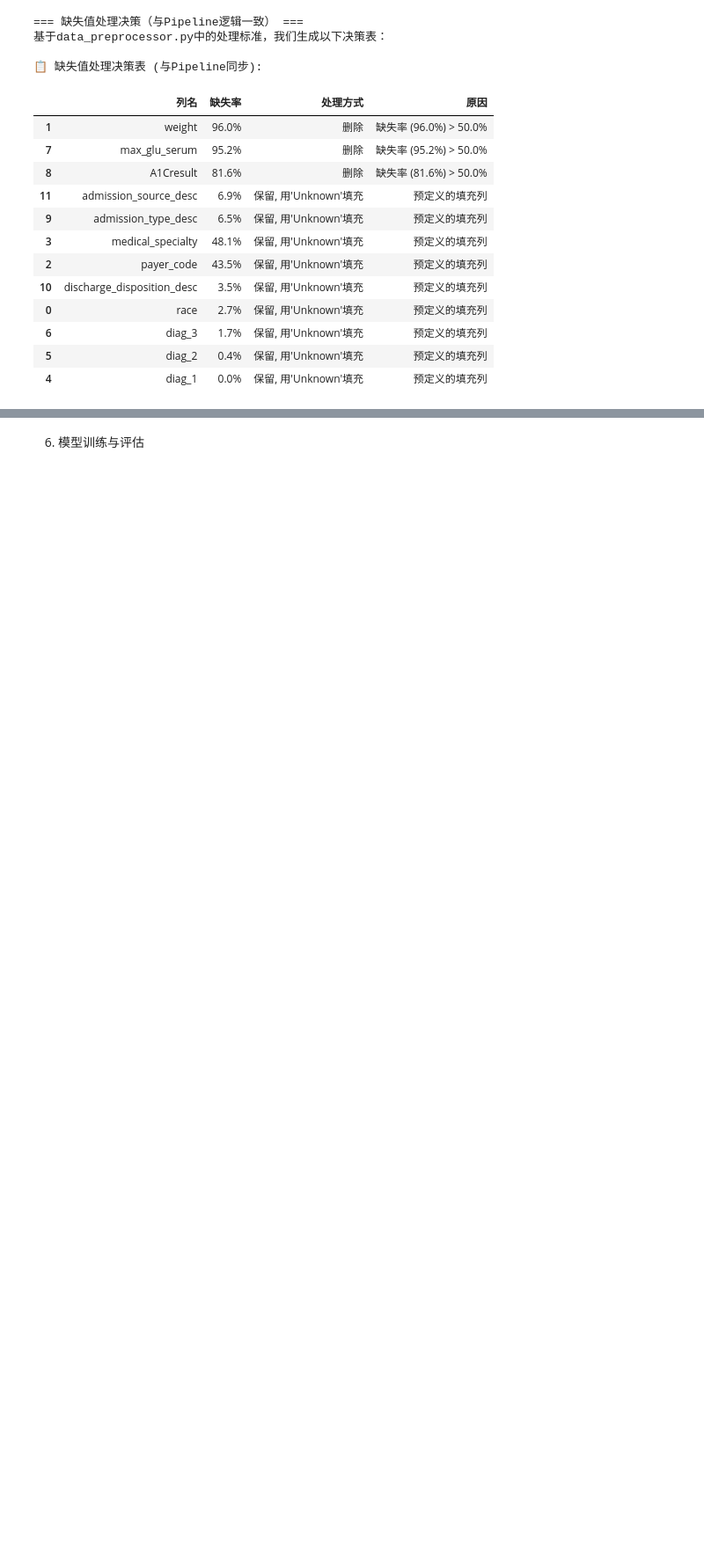
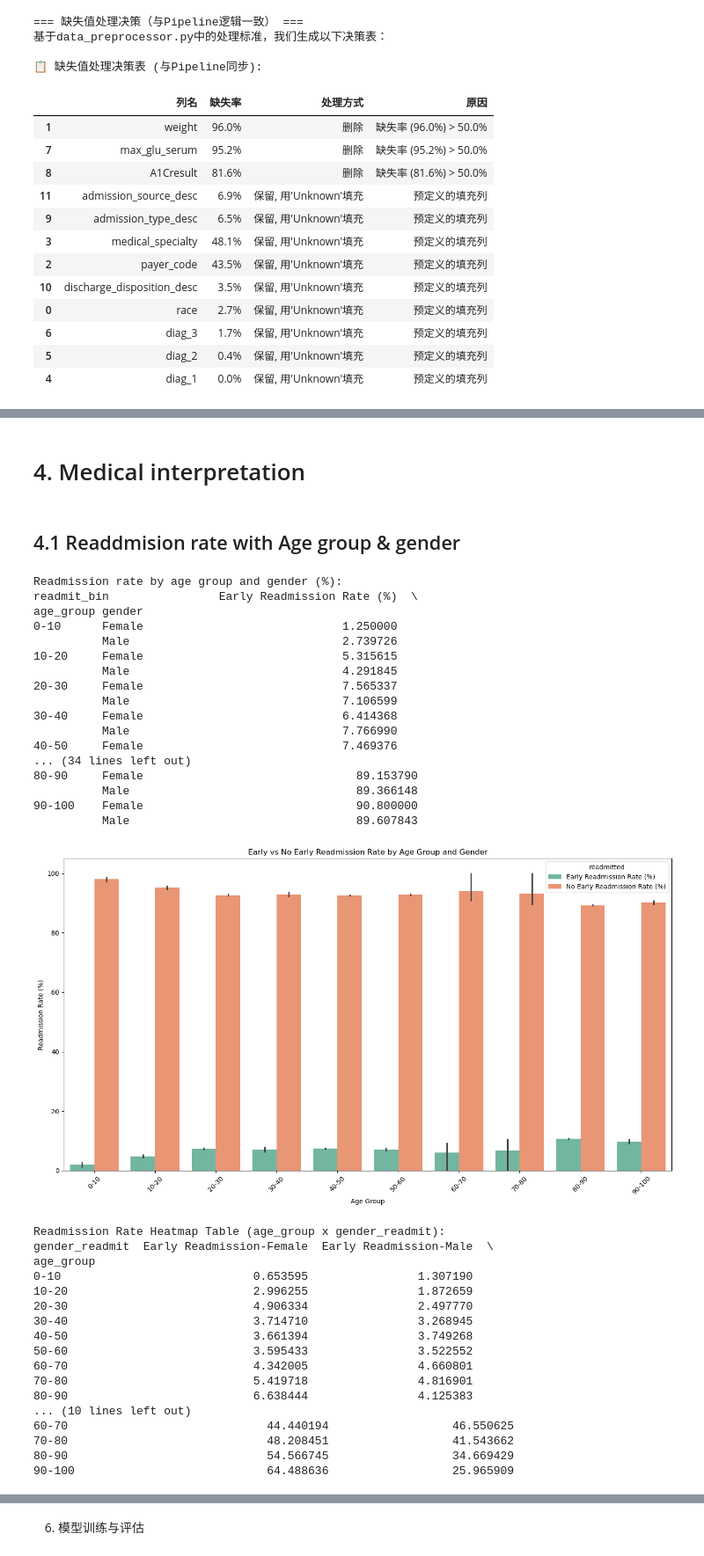
Before and after one commit to sarcorlisy/GHM_RESEARCH_PROJECT, a Jupyter notebook: Pipeline_Demo.ipynb, the cells around one changed output, grey strips where cells are left out. Shown at 88% size. Saved outputs shown, nothing was run; the diff lists cells and outputs as text; code cells hidden in the pictures; blank space fills up the shorter version.

```diff
--- a/Pipeline_Demo.ipynb
+++ b/Pipeline_Demo.ipynb
@@ -249,0 +420,46 @@ display(decision_df)
+# %% [markdown]
+# 4. Medical interpretation
+# %% [markdown]
+## 4.1 Readdmision rate with Age group & gender
+# %%
+# 统计并可视化不同年龄组和性别下的再入院率分布
+eda.plot_readmission_rate_by_age_gender()
+
+# 画age_group和gender下<30/>30 readmission rate的热力图
+eda.plot_readmission_rate_heatmap_by_age_gender()
+# %% [output]
+Readmission rate by age group and gender (%):
+readmit_bin                Early Readmission Rate (%)  \
+age_group gender
+0-10      Female                             1.250000
+          Male                               2.739726
+10-20     Female                             5.315615
+          Male                               4.291845
+20-30     Female                             7.565337
+          Male                               7.106599
+30-40     Female                             6.414368
+          Male                               7.766990
+40-50     Female                             7.469376
+... (34 lines left out)
+80-90     Female                               89.153790
+          Male                                 89.366148
+90-100    Female                               90.800000
+          Male                                 89.607843
+[figure, added]
+Readmission Rate Heatmap Table (age_group x gender_readmit):
+gender_readmit  Early Readmission-Female  Early Readmission-Male  \
+age_group
+0-10                            0.653595                1.307190
+10-20                           2.996255                1.872659
+20-30                           4.906334                2.497770
+30-40                           3.714710                3.268945
+40-50                           3.661394                3.749268
+50-60                           3.595433                3.522552
+60-70                           4.342005                4.660801
+70-80                           5.419718                4.816901
+80-90                           6.638444                4.125383
+... (10 lines left out)
+60-70                             44.440194                  46.550625
+70-80                             48.208451                  41.543662
+80-90                             54.566745                  34.669429
+90-100                            64.488636                  25.965909
```
Also changed, not shown: parts of 33 cells of this notebook, 13 other files.
